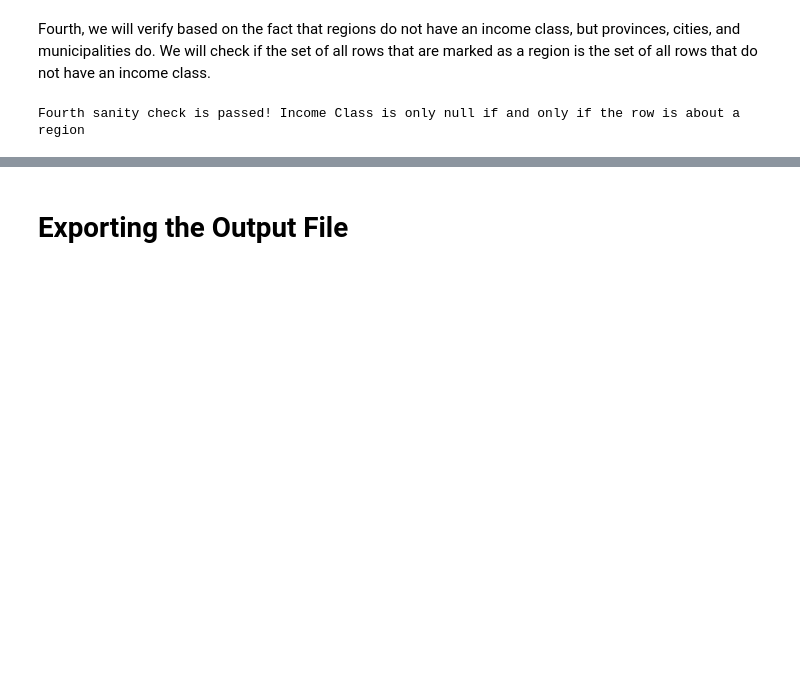
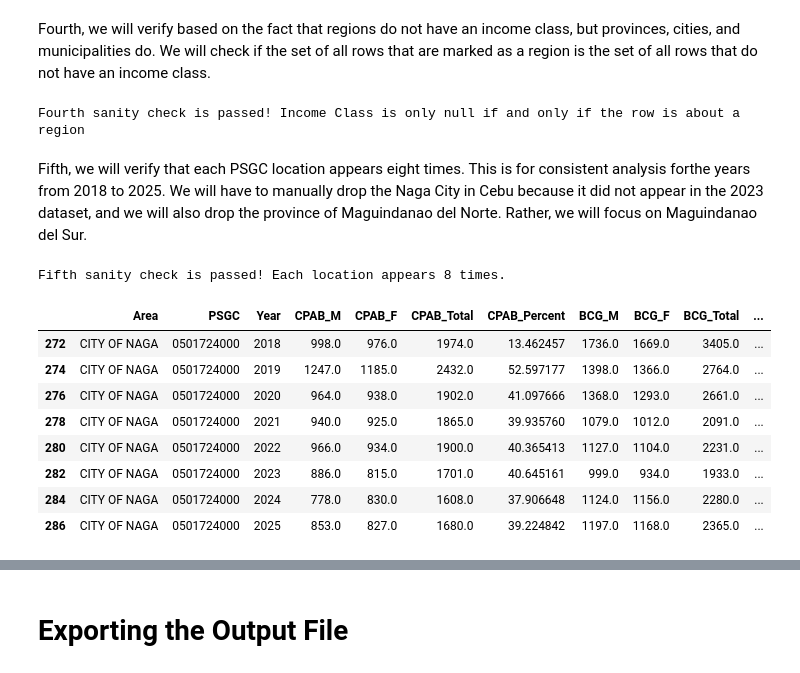
Before and after one commit to BSDSBA-JF/edcom, a Jupyter notebook: 02_immunization/01_creating_annual.ipynb, the cells around one changed output, grey strips where cells are left out. Saved outputs shown, nothing was run; the diff lists cells and outputs as text; code cells hidden in the pictures; blank space fills up the shorter version.

Commit message:
Finalized the annual data.

```diff
--- a/02_immunization/01_creating_annual.ipynb
+++ b/02_immunization/01_creating_annual.ipynb
@@ -344,10 +355,14 @@ table_2021_df = create_table_df_version1('data/medical/2018-2024/CC 2021.xlsx',
 ### Cleaning 2022 to 2024 data
 # %%
 def create_table_df_version2(sheet_filepath, year, is_psgc):
+    """Extract data from 2022 to 2024"""
     # Table 1
     table1_df = pd.read_excel(sheet_filepath, skiprows=5, sheet_name=0)
     #table1_df = table1_df.iloc[:, :14].copy()
-    table1_df.columns = create_column_names(['CPAB', 'BCG', 'HEPA_B1'], is_PSGC=is_psgc)
+    if sheet_filepath.endswith("2024.xlsx"):
+        table1_df.columns = create_column_names(['BCG', 'HEPA_B1', 'CPAB'], is_PSGC=is_psgc)
+    else:
+        table1_df.columns = create_column_names(['CPAB', 'BCG', 'HEPA_B1'], is_PSGC=is_psgc)
     table1_df.dropna(inplace=True)
 
     # Table 2
@@ -379,7 +394,7 @@ def create_table_df_version2(sheet_filepath, year, is_psgc):
     table5_df = pd.read_excel(sheet_filepath, skiprows=5, sheet_name=5)
     mcv_only_cols = create_column_names(['MCV_1', 'MCV_2'], is_PSGC=is_psgc)
     if len(table5_df.columns) != len(mcv_only_cols):
-        table5_df.drop(columns=table5_df.columns[6], inplace=True)
+        table5_df.drop(columns=table5_df.columns[7], inplace=True)
     table5_df.columns = mcv_only_cols
     table5_df.dropna(inplace=True)
 
@@ -811,19 +841,4 @@ annualized_completed_df = pd.concat(
     ignore_index=True
 )
 
-annualized_completed_df = annualized_completed_df[YEAR_PSGC_CODE_COLUMN_NAMES].copy()
-
-# add the nir region
-# Ensure PSGC is string (important!)
-annualized_completed_df['PSGC'] = annualized_completed_df['PSGC'].astype(str)
-
-# Filter NIR (PSGC starting with '18')
-nir_df = annualized_completed_df[
-    annualized_completed_df['PSGC'].str.startswith('18')
-]
-
-# Columns to sum (exclude identifiers)
-exclude_cols = ['Area', 'PSGC', 'Year']
-value_cols = [col for col in annualized_completed_df.columns if col not in exclude_cols]
-
-nir_agg = nir_df.groupby('Year')[value_cols].sum().reset_index()
+annualized_completed_df = annualized_completed_df[YEAR_PSGC_CODE_COLUMN_NAMES].dropna().copy()
@@ -891,7 +924,7 @@ is_city_province_pateros = ((income_df.Geography == 'Province') |
                             (income_df.Geography == 'City') |
                             (income_df.Area == 'PATEROS')
                             )
-income_immunization_df = annualized_completed_df.merge(income_df[is_city_province_pateros], how='left', on='Area',)
+income_immunization_df = annualized_completed_df.merge(income_df[is_city_province_pateros], how='left', on='Area',).drop_duplicates()
 
 regions = set(income_immunization_df[income_immunization_df.Region.isnull()].Area.unique())
 
@@ -1046,3 +1083,36 @@ if (cond_geography == cond_null).all():
     print("Fourth sanity check is passed! Income Class is only null if and only if the row is about a region")
 # %% [output]
 Fourth sanity check is passed! Income Class is only null if and only if the row is about a region
+# %% [markdown]
+Fifth, we will verify that each PSGC location appears eight times. This is for consistent analysis forthe years from 2018 to 2025. We will have to manually drop the Naga City in Cebu because it did not appear in the 2023 dataset, and we will also drop the province of Maguindanao del Norte. Rather, we will focus on Maguindanao del Sur.
+# %%
+income_immunization_df = income_immunization_df[
+    ~(
+        # drop the Naga city of Cebu
+        ((income_immunization_df['PSGC'] == '0501724000') &
+         (income_immunization_df['Province'] == 'Cebu')) |
+
+        # drop the Maguindanao del Norte, focus on Maguindanao del Sur
+        ((income_immunization_df['PSGC'] == '1908700000') &
+         (income_immunization_df['Province'] == 'Maguindanao Del Norte'))
+    )
+].drop_duplicates().copy()
+# %%
+cond_consistent_appearance = (income_immunization_df.PSGC.value_counts() == 8).all()
+
+if cond_consistent_appearance:
+    print("Fifth sanity check is passed! Each location appears 8 times.")
+# %% [output]
+Fifth sanity check is passed! Each location appears 8 times.
+# %%
+income_immunization_df[income_immunization_df.PSGC == '0501724000'].drop_duplicates()
+# %% [output]
+|  | Area | PSGC | Year | CPAB_M | CPAB_F | CPAB_Total | CPAB_Percent | BCG_M | BCG_F | BCG_Total | ... |
+| 272 | CITY OF NAGA | 0501724000 | 2018 | 998.0 | 976.0 | 1974.0 | 13.462457 | 1736.0 | 1669.0 | 3405.0 | ... |
+| 274 | CITY OF NAGA | 0501724000 | 2019 | 1247.0 | 1185.0 | 2432.0 | 52.597177 | 1398.0 | 1366.0 | 2764.0 | ... |
+| 276 | CITY OF NAGA | 0501724000 | 2020 | 964.0 | 938.0 | 1902.0 | 41.097666 | 1368.0 | 1293.0 | 2661.0 | ... |
+| 278 | CITY OF NAGA | 0501724000 | 2021 | 940.0 | 925.0 | 1865.0 | 39.935760 | 1079.0 | 1012.0 | 2091.0 | ... |
+| 280 | CITY OF NAGA | 0501724000 | 2022 | 966.0 | 934.0 | 1900.0 | 40.365413 | 1127.0 | 1104.0 | 2231.0 | ... |
+| 282 | CITY OF NAGA | 0501724000 | 2023 | 886.0 | 815.0 | 1701.0 | 40.645161 | 999.0 | 934.0 | 1933.0 | ... |
+| 284 | CITY OF NAGA | 0501724000 | 2024 | 778.0 | 830.0 | 1608.0 | 37.906648 | 1124.0 | 1156.0 | 2280.0 | ... |
+| 286 | CITY OF NAGA | 0501724000 | 2025 | 853.0 | 827.0 | 1680.0 | 39.224842 | 1197.0 | 1168.0 | 2365.0 | ... |
```
Also changed, not shown: parts of 21 cells of this notebook, 4 other files.
